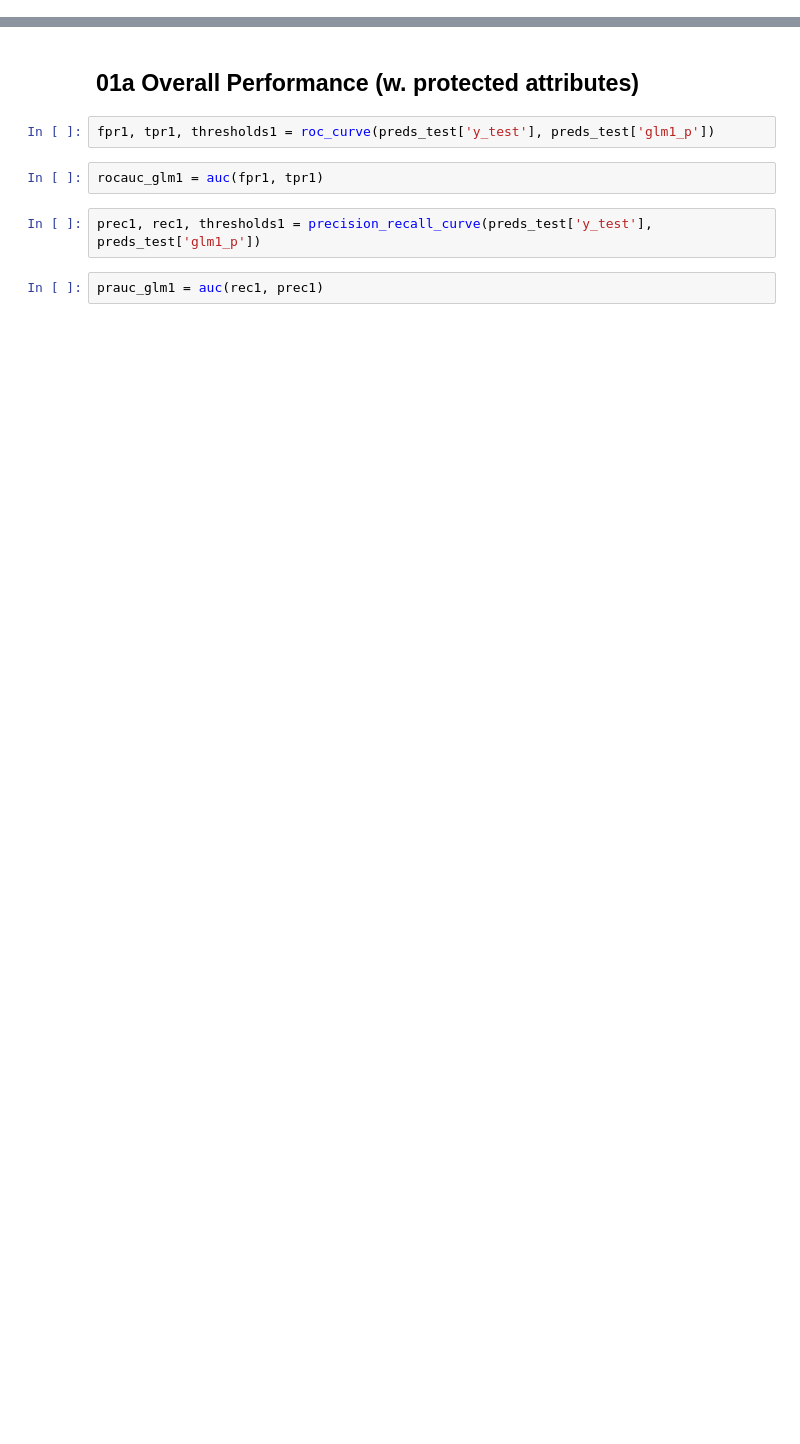
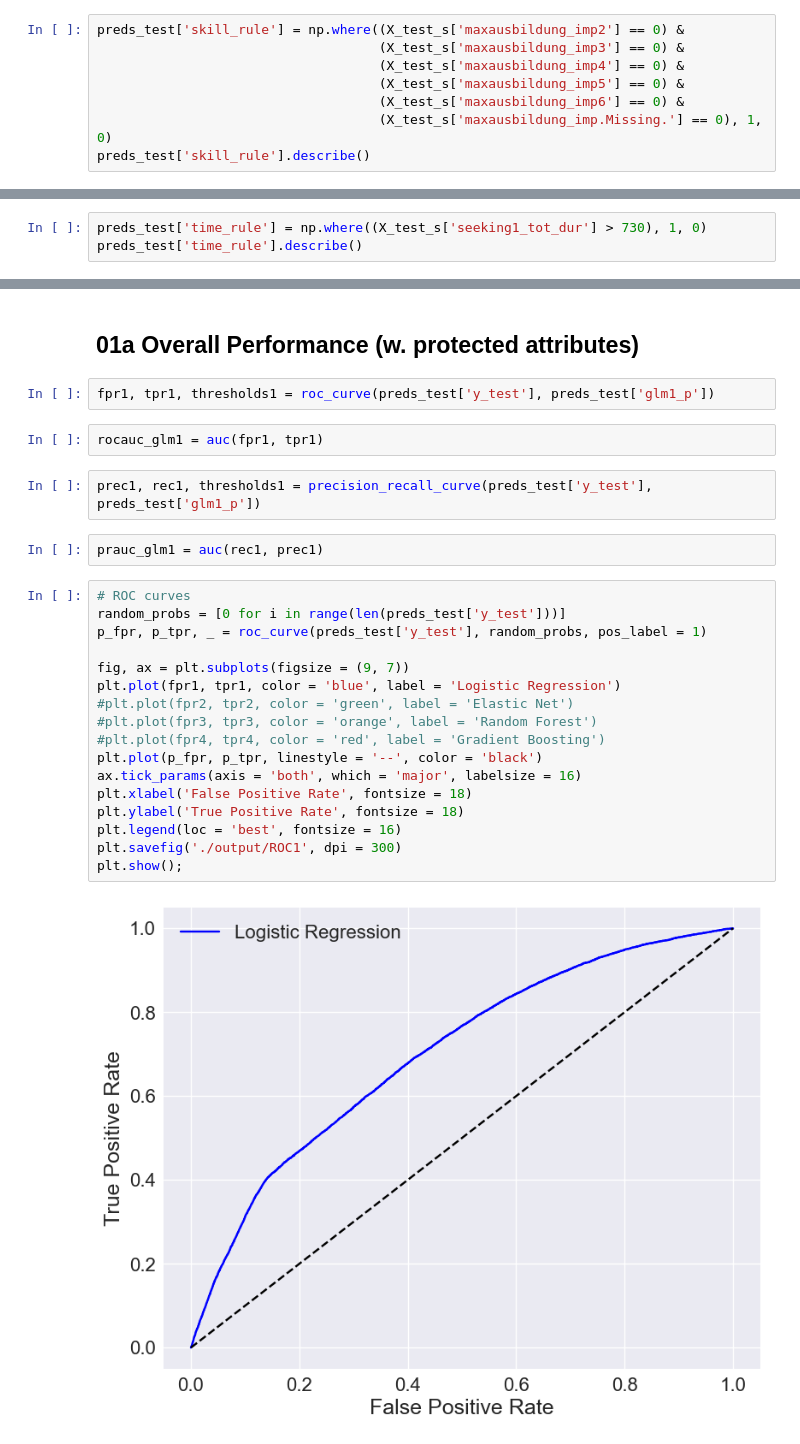
Before and after one commit to jsbroden/CMA_Fairness, a Jupyter notebook: 03a_eval_perf.ipynb, the cells around one changed output, grey strips where cells are left out. Drawn from its saved outputs; the diff is of its cells as text; blank space fills up the shorter version.

Commit message:
added performance evaluation for logistic regression

```diff
--- a/03a_eval_perf.ipynb
+++ b/03a_eval_perf.ipynb
@@ -23,0 +28,8 @@ preds_test = pd.read_csv("./output/preds_test.csv")
+# %%
+preds_test['skill_rule'] = np.where((X_test_s['maxausbildung_imp2'] == 0) &
+                                    (X_test_s['maxausbildung_imp3'] == 0) &
+                                    (X_test_s['maxausbildung_imp4'] == 0) &
+                                    (X_test_s['maxausbildung_imp5'] == 0) &
+                                    (X_test_s['maxausbildung_imp6'] == 0) &
+                                    (X_test_s['maxausbildung_imp.Missing.'] == 0), 1, 0)
+preds_test['skill_rule'].describe()
@@ -23,0 +46,3 @@ preds_test = pd.read_csv("./output/preds_test.csv")
+# %%
+preds_test['time_rule'] = np.where((X_test_s['seeking1_tot_dur'] > 730), 1, 0)
+preds_test['time_rule'].describe()
@@ -31,3 +66,22 @@ rocauc_glm1 = auc(fpr1, tpr1)
 prec1, rec1, thresholds1 = precision_recall_curve(preds_test['y_test'], preds_test['glm1_p'])
 # %%
 prauc_glm1 = auc(rec1, prec1)
+# %%
+# ROC curves
+random_probs = [0 for i in range(len(preds_test['y_test']))]
+p_fpr, p_tpr, _ = roc_curve(preds_test['y_test'], random_probs, pos_label = 1)
+
+fig, ax = plt.subplots(figsize = (9, 7))
+plt.plot(fpr1, tpr1, color = 'blue', label = 'Logistic Regression')
+#plt.plot(fpr2, tpr2, color = 'green', label = 'Elastic Net')
+#plt.plot(fpr3, tpr3, color = 'orange', label = 'Random Forest')
+#plt.plot(fpr4, tpr4, color = 'red', label = 'Gradient Boosting')
+plt.plot(p_fpr, p_tpr, linestyle = '--', color = 'black')
+ax.tick_params(axis = 'both', which = 'major', labelsize = 16)
+plt.xlabel('False Positive Rate', fontsize = 18)
+plt.ylabel('True Positive Rate', fontsize = 18)
+plt.legend(loc = 'best', fontsize = 16)
+plt.savefig('./output/ROC1', dpi = 300)
+plt.show();
+# %% [output]
+[figure, added]
```
Also changed, not shown: parts of 40 cells of this notebook, 10 other files.
